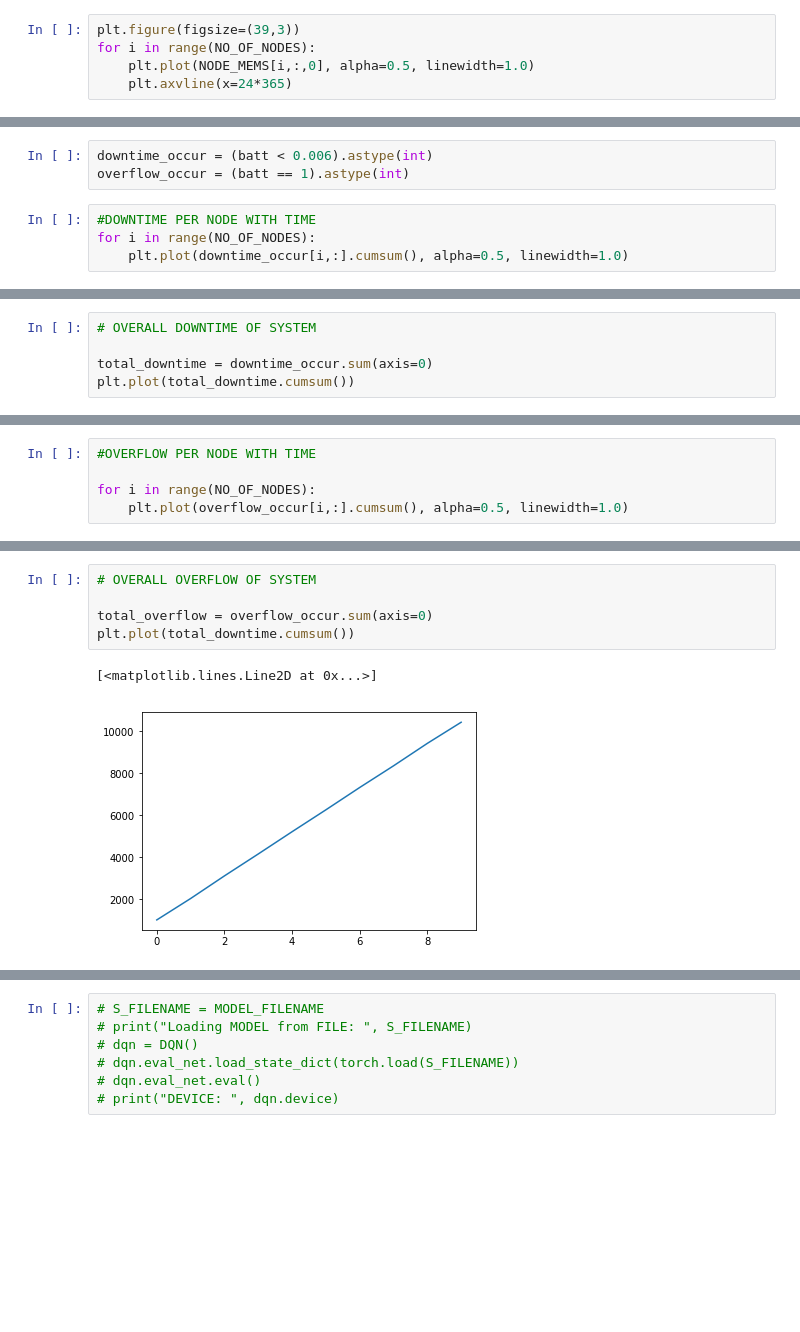
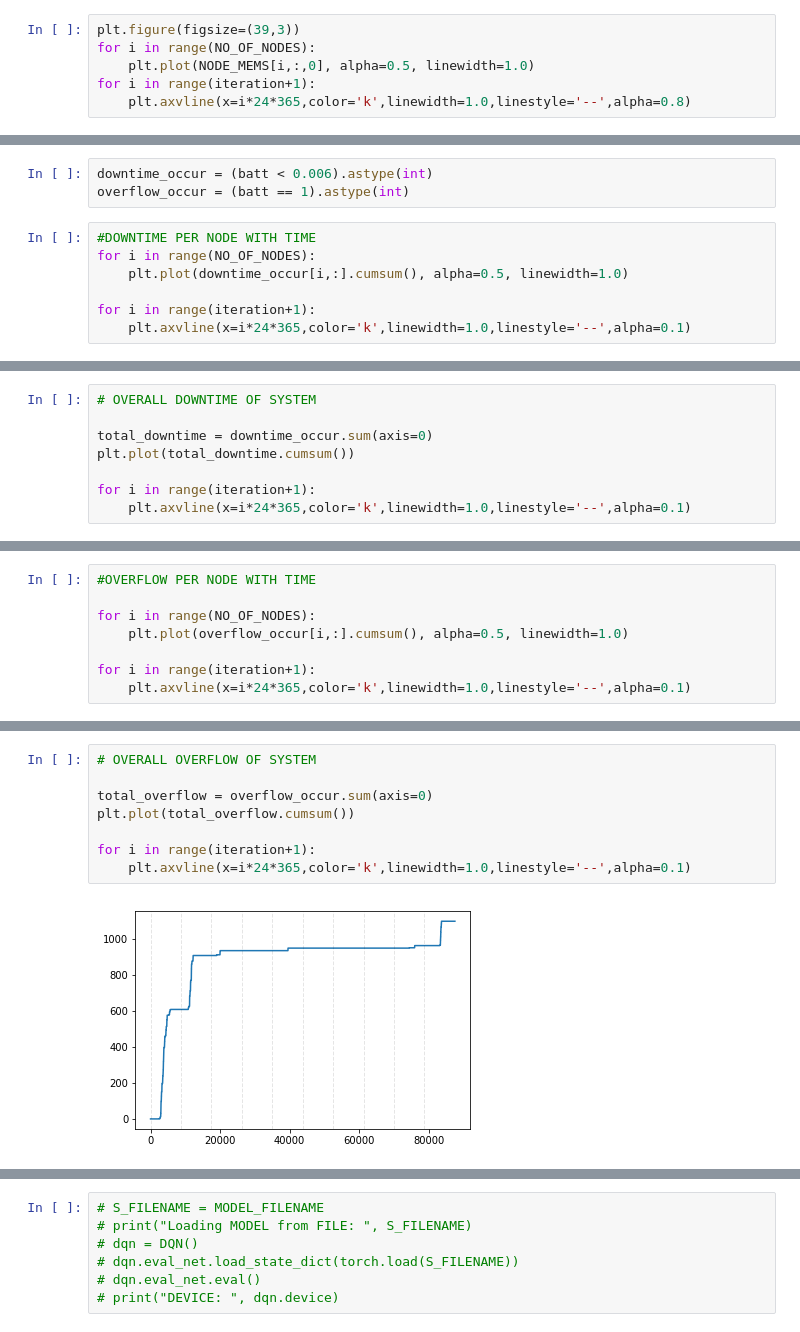
Before and after one commit to 5mali/acs-exp, a Jupyter notebook: D-ENO.ipynb, the cells around one changed output, grey strips where cells are left out. Saved outputs shown, nothing was run; the diff lists cells and outputs as text; blank space fills up the shorter version.

```diff
--- a/D-ENO.ipynb
+++ b/D-ENO.ipynb
@@ -859,5 +859,6 @@ NODE_MEMS = NODE_MEMS.reshape(NO_OF_NODES,-1,6)
 plt.figure(figsize=(39,3))
 for i in range(NO_OF_NODES):
     plt.plot(NODE_MEMS[i,:,0], alpha=0.5, linewidth=1.0)
-    plt.axvline(x=24*365)
+for i in range(iteration+1):
+    plt.axvline(x=i*24*365,color='k',linewidth=1.0,linestyle='--',alpha=0.8)
 # %% [output]
@@ -871,4 +872,7 @@ overflow_occur = (batt == 1).astype(int)
 #DOWNTIME PER NODE WITH TIME
 for i in range(NO_OF_NODES):
     plt.plot(downtime_occur[i,:].cumsum(), alpha=0.5, linewidth=1.0)
+
+for i in range(iteration+1):
+    plt.axvline(x=i*24*365,color='k',linewidth=1.0,linestyle='--',alpha=0.1)
 # %% [output]
@@ -878,4 +882,7 @@ for i in range(NO_OF_NODES):
 
 total_downtime = downtime_occur.sum(axis=0)
 plt.plot(total_downtime.cumsum())
+
+for i in range(iteration+1):
+    plt.axvline(x=i*24*365,color='k',linewidth=1.0,linestyle='--',alpha=0.1)
 # %% [output]
@@ -894,4 +900,7 @@ plt.bar(range(NO_OF_NODES),height = total_downtime)
 
 for i in range(NO_OF_NODES):
     plt.plot(overflow_occur[i,:].cumsum(), alpha=0.5, linewidth=1.0)
+
+for i in range(iteration+1):
+    plt.axvline(x=i*24*365,color='k',linewidth=1.0,linestyle='--',alpha=0.1)
 # %% [output]
@@ -899,11 +908,13 @@ for i in range(NO_OF_NODES):
 # %%
 # OVERALL OVERFLOW OF SYSTEM
 
 total_overflow = overflow_occur.sum(axis=0)
-plt.plot(total_downtime.cumsum())
+plt.plot(total_overflow.cumsum())
+
+for i in range(iteration+1):
+    plt.axvline(x=i*24*365,color='k',linewidth=1.0,linestyle='--',alpha=0.1)
 # %% [output]
-[<matplotlib.lines.Line2D at 0x...>]
-[figure, old version]
+[figure, new version]
 # %%
 # TOTAL OVERFLOW  PER NODE
 
```
Also changed, not shown: parts of 9 cells of this notebook, 6 other files.
